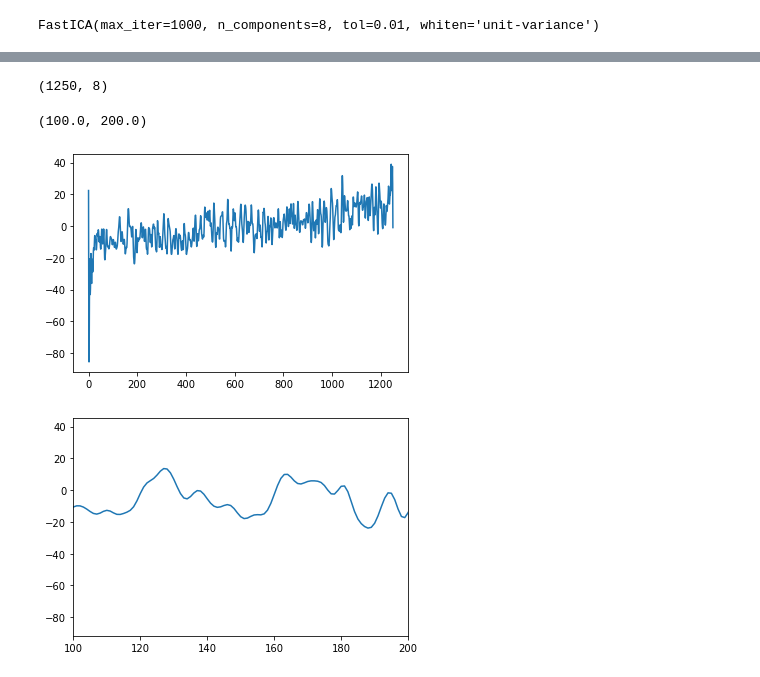
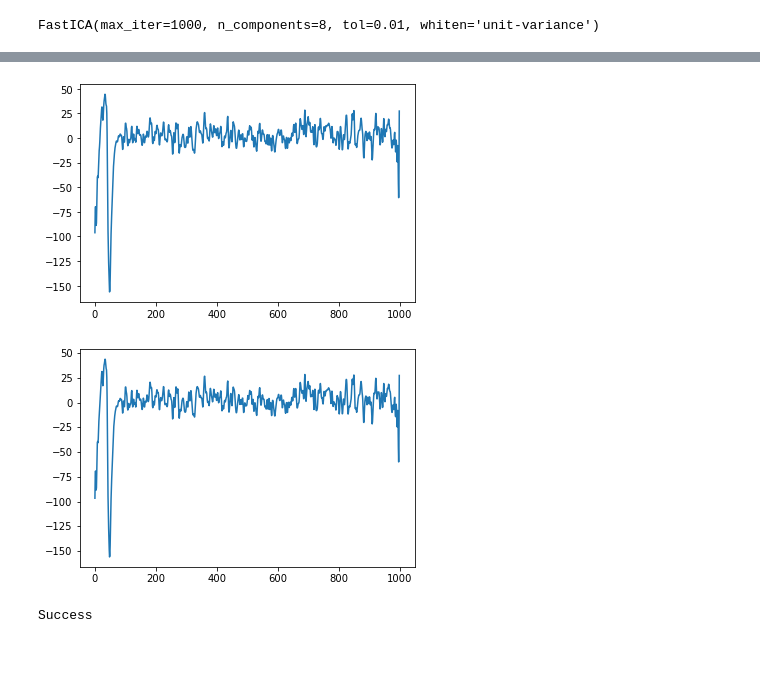
Before and after one commit to jjjoelle/Spelling-BeeCI, a Jupyter notebook: eye_blink.ipynb, the cells around one changed output, grey strips where cells are left out. Drawn from its saved outputs; the diff is of its cells as text; code cells hidden in the pictures.

```diff
--- a/eye_blink.ipynb
+++ b/eye_blink.ipynb
@@ -3,8 +3,8 @@ from preprocessing import *
 from import_data import *
 from sklearn.decomposition import FastICA
 data_dir = 'DataCollection/outputs/'
-ssvep_dir = data_dir + 'SSVEP/'
-mi_dir = data_dir + 'MI/'
+ssvep_dir = data_dir + 'SSVEP/sess1/'
+mi_dir = data_dir + 'MI/sess1/'
 bci_dir = '../Documents/OpenBCI_GUI/Recordings/OpenBCISession_2023-02-28_12-03-49/'
 col_names = ['Fp1', 'O1', 'O2','C3','C4','P3','P4','Pz']
 ssvep_files = get_files(ssvep_dir)
@@ -71,18 +80,13 @@ filtered_data = data - np.dot(ica.transform(data)[:, blink_components], ica.comp
-# %%
-filtered_data.shape
-# %% [output]
-(1250, 8)
 # %%
-blink_idx = [4]  #3
+blink_idx = [7]  #3
 S = ica.transform(eeg_np)
 S[:, blink_idx] = 0
 eeg_filtered = ica.inverse_transform(S)
 # %%
-plt.plot(eeg_np[:,1])
+plt.plot(eeg_np[:,0])
 plt.figure()
-plt.plot(eeg_filtered[:,1]);
-plt.xlim(100,200)
+plt.plot(eeg_filtered[:,0]);
+#plt.xlim(0,20)
 # %% [output]
-(100.0, 200.0)
-[figure, old version]
+[figure, new version]
-[figure, old version]
+[figure, new version]
@@ -88,0 +111,4 @@ plt.xlim(100,200)
+# %%
+filtered_eeg = remove_eye_blinks(eeg)
+# %% [output]
+Success
```
Also changed, not shown: parts of 14 cells of this notebook, 1 other file.
